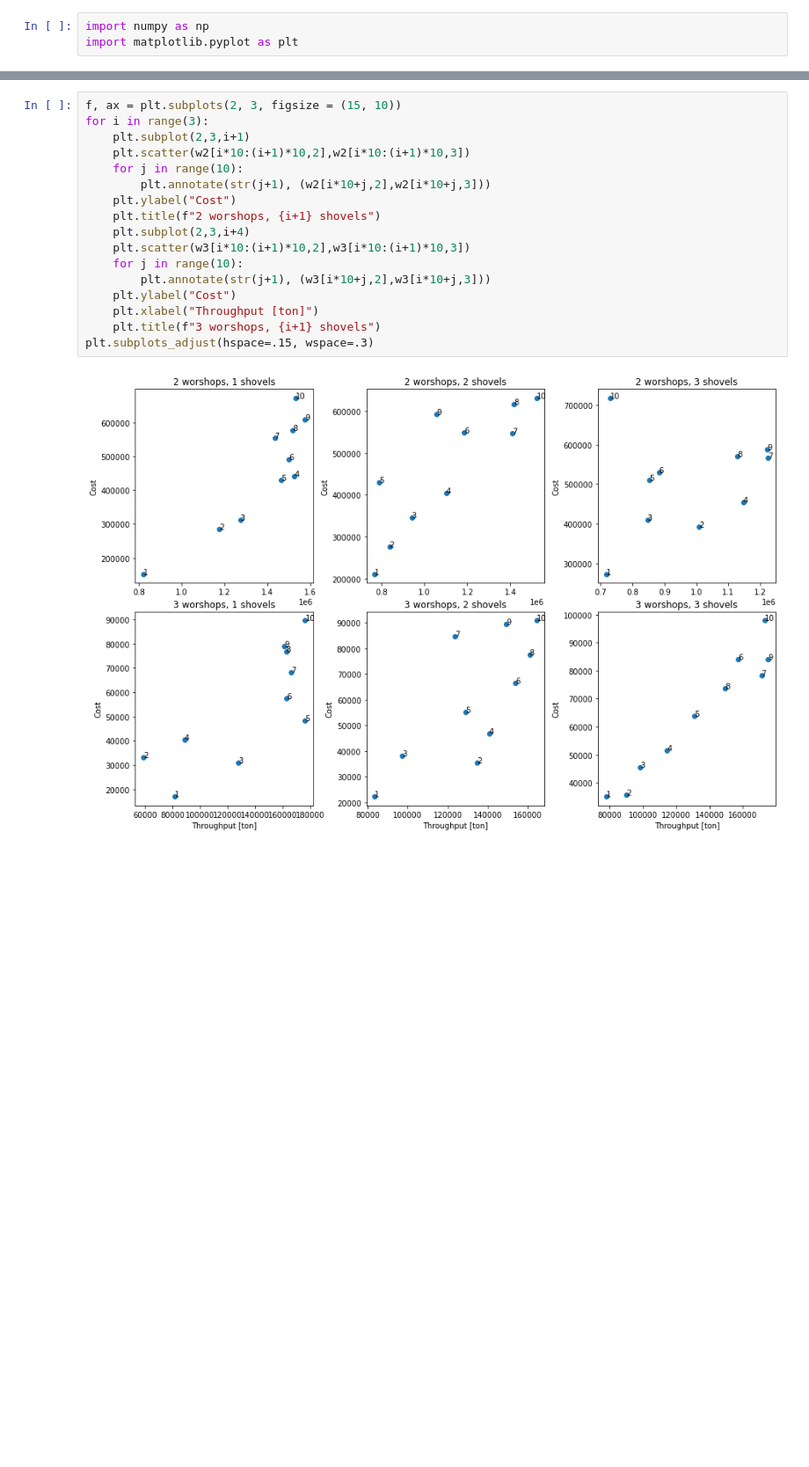
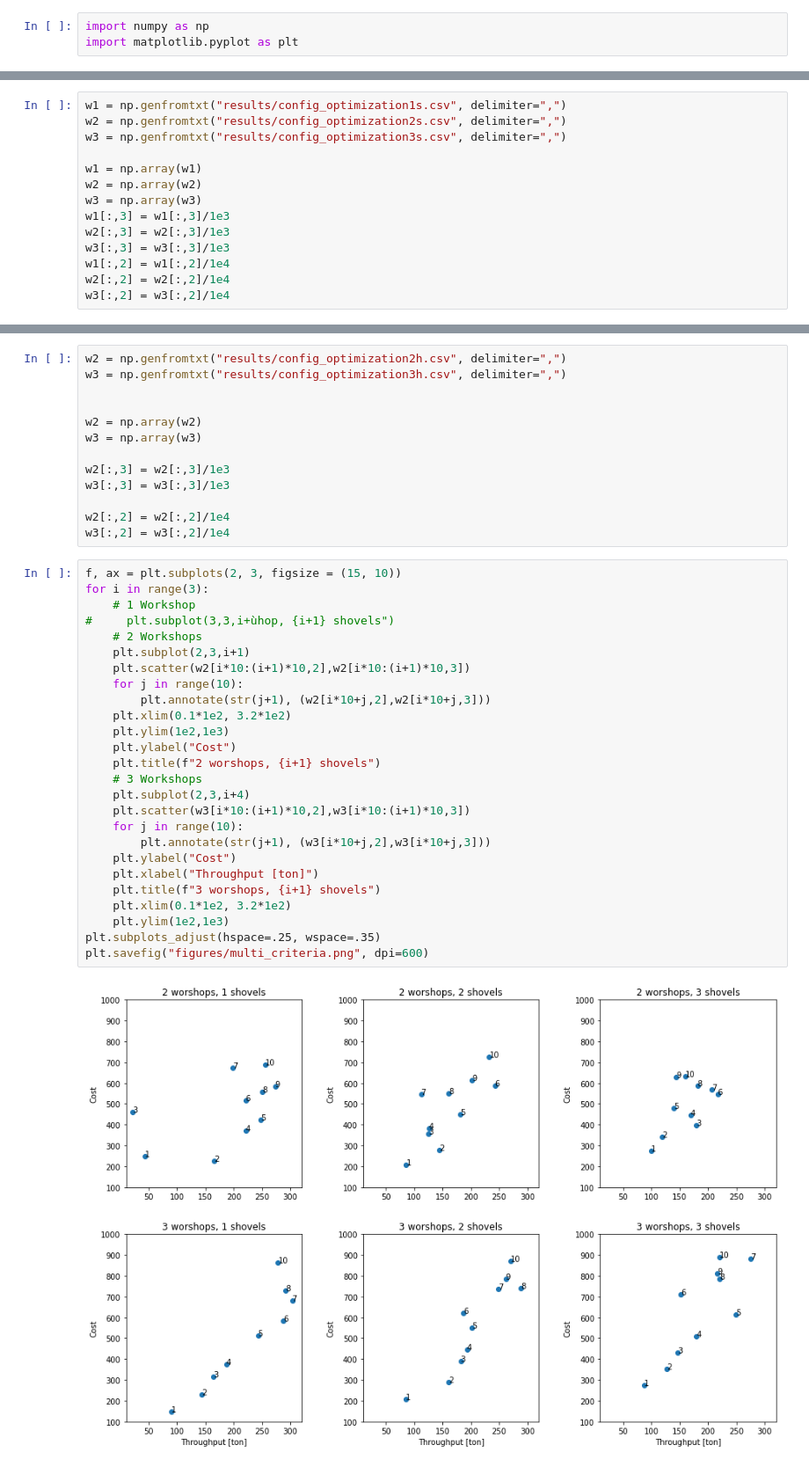
Before and after one commit to micheleurbani/mine_digital_twin, a Jupyter notebook: Results_Analytics.ipynb, the cells around one changed output, grey strips where cells are left out. Shown at 88% size. Saved outputs shown, nothing was run; the diff lists cells and outputs as text; blank space fills up the shorter version.

```diff
--- a/Results_Analytics.ipynb
+++ b/Results_Analytics.ipynb
@@ -85,0 +83,14 @@ w3 = np.genfromtxt("results/config_optimization3.csv", delimiter=",")
+# %%
+w1 = np.genfromtxt("results/config_optimization1s.csv", delimiter=",")
+w2 = np.genfromtxt("results/config_optimization2s.csv", delimiter=",")
+w3 = np.genfromtxt("results/config_optimization3s.csv", delimiter=",")
+
+w1 = np.array(w1)
+w2 = np.array(w2)
+w3 = np.array(w3)
+w1[:,3] = w1[:,3]/1e3
+w2[:,3] = w2[:,3]/1e3
+w3[:,3] = w3[:,3]/1e3
+w1[:,2] = w1[:,2]/1e4
+w2[:,2] = w2[:,2]/1e4
+w3[:,2] = w3[:,2]/1e4
@@ -86,19 +132,41 @@ w3 = np.genfromtxt("results/config_optimization3.csv", delimiter=",")
+# %%
+w2 = np.genfromtxt("results/config_optimization2h.csv", delimiter=",")
+w3 = np.genfromtxt("results/config_optimization3h.csv", delimiter=",")
+
+
+w2 = np.array(w2)
+w3 = np.array(w3)
+
+w2[:,3] = w2[:,3]/1e3
+w3[:,3] = w3[:,3]/1e3
+
+w2[:,2] = w2[:,2]/1e4
+w3[:,2] = w3[:,2]/1e4
 # %%
 f, ax = plt.subplots(2, 3, figsize = (15, 10))
 for i in range(3):
+    # 1 Workshop
+#     plt.subplot(3,3,i+ùhop, {i+1} shovels")
+    # 2 Workshops
     plt.subplot(2,3,i+1)
     plt.scatter(w2[i*10:(i+1)*10,2],w2[i*10:(i+1)*10,3])
     for j in range(10):
         plt.annotate(str(j+1), (w2[i*10+j,2],w2[i*10+j,3]))
+    plt.xlim(0.1*1e2, 3.2*1e2)
+    plt.ylim(1e2,1e3)
     plt.ylabel("Cost")
     plt.title(f"2 worshops, {i+1} shovels")
+    # 3 Workshops
     plt.subplot(2,3,i+4)
     plt.scatter(w3[i*10:(i+1)*10,2],w3[i*10:(i+1)*10,3])
     for j in range(10):
         plt.annotate(str(j+1), (w3[i*10+j,2],w3[i*10+j,3]))
     plt.ylabel("Cost")
     plt.xlabel("Throughput [ton]")
     plt.title(f"3 worshops, {i+1} shovels")
-plt.subplots_adjust(hspace=.15, wspace=.3)
+    plt.xlim(0.1*1e2, 3.2*1e2)
+    plt.ylim(1e2,1e3)
+plt.subplots_adjust(hspace=.25, wspace=.35)
+plt.savefig("figures/multi_criteria.png", dpi=600)
 # %% [output]
-[figure, old version]
+[figure, new version]
```
Also changed, not shown: parts of 2 cells of this notebook, 10 other files.
